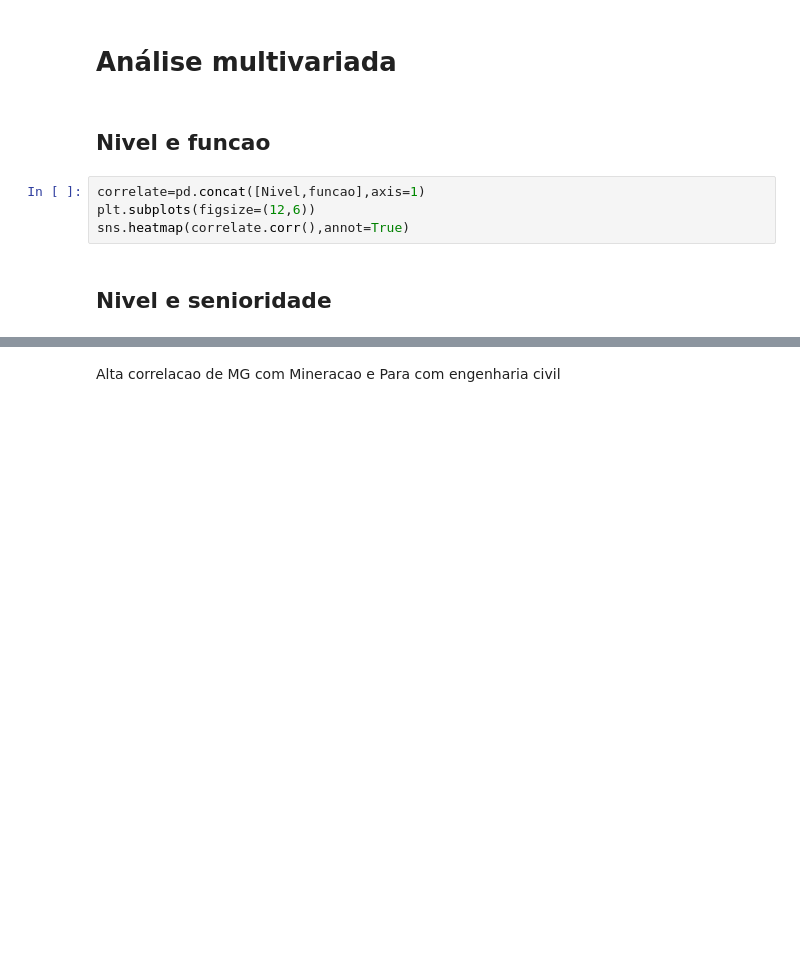
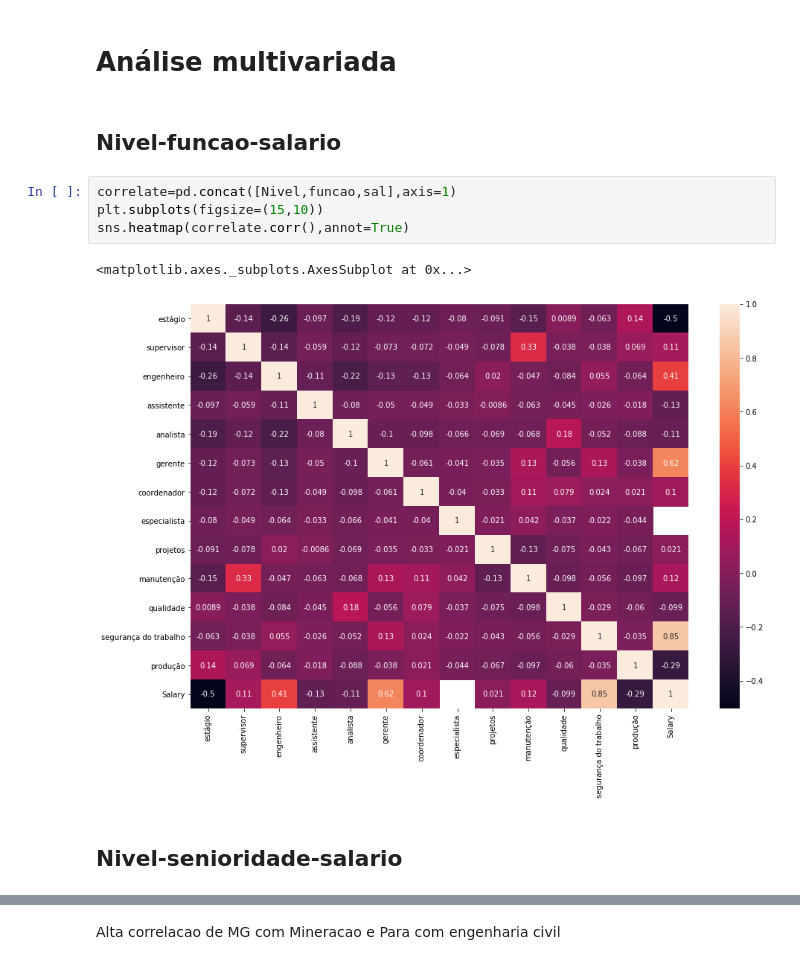
Before and after one commit to marcellohro-hub/Linkedin_scraping-and-analysis, a Jupyter notebook: Analysis.ipynb, the cells around one changed output, grey strips where cells are left out. Cells and saved outputs as stored; diff of their text form; blank space fills up the shorter version.

```diff
--- a/Analysis.ipynb
+++ b/Analysis.ipynb
@@ -571,10 +600,13 @@ aux.groupby('Nivel').mean()
 # %% [markdown]
 # Análise multivariada
 # %% [markdown]
-## Nivel e funcao
+## Nivel-funcao-salario
 # %%
-correlate=pd.concat([Nivel,funcao],axis=1)
-plt.subplots(figsize=(12,6))
+correlate=pd.concat([Nivel,funcao,sal],axis=1)
+plt.subplots(figsize=(15,10))
 sns.heatmap(correlate.corr(),annot=True)
+# %% [output]
+<matplotlib.axes._subplots.AxesSubplot at 0x...>
+[figure, added]
 # %% [markdown]
-## Nivel e senioridade
+## Nivel-senioridade-salario
```
Also changed, not shown: parts of 27 cells of this notebook, 1 other file.
